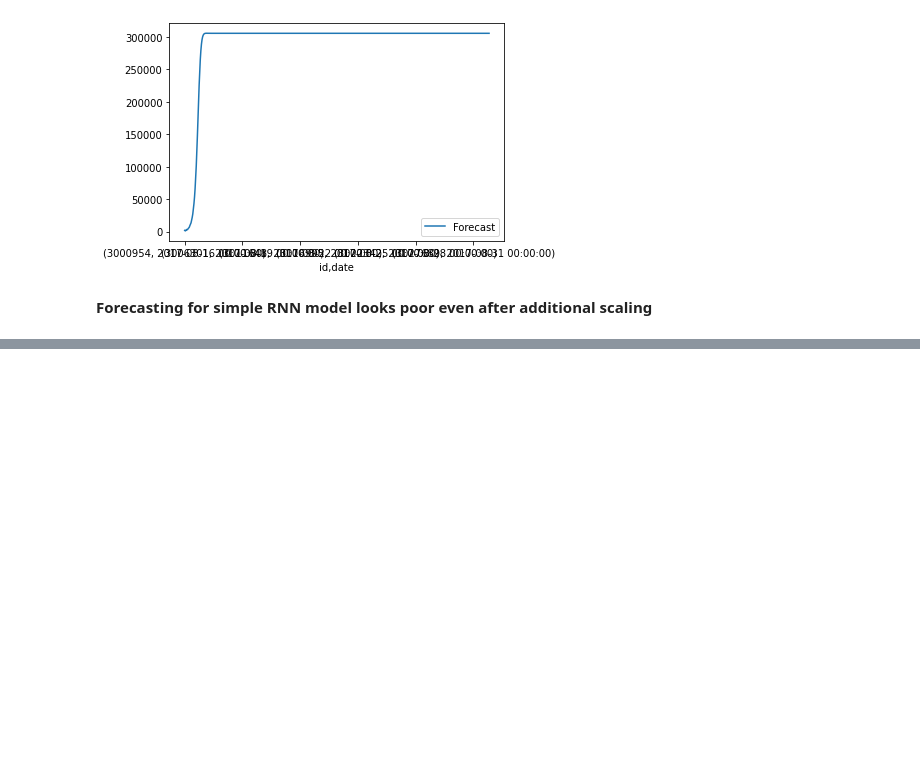
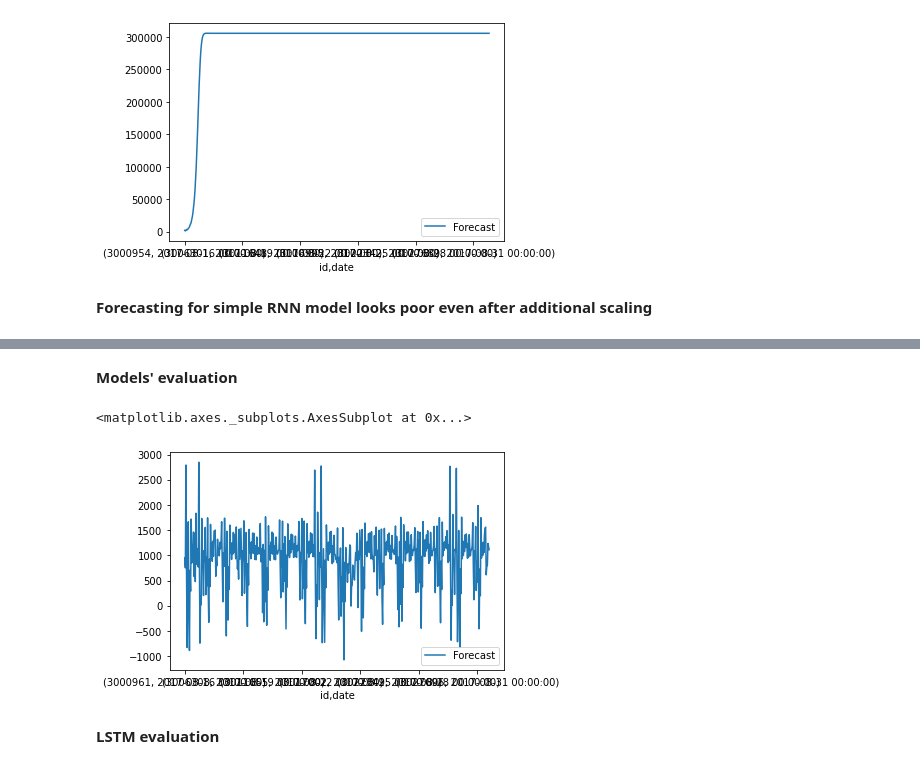
Before and after one commit to monikachudyba/ArtificialNeuralNetworkProjects, a Jupyter notebook: StoreSalesForecasting.ipynb, the cells around one changed output, grey strips where cells are left out. Drawn from its saved outputs; the diff is of its cells as text; code cells hidden in the pictures; blank space fills up the shorter version.

Commit message:
LSTM model performance checked

```diff
--- a/StoreSalesForecasting.ipynb
+++ b/StoreSalesForecasting.ipynb
@@ -671,0 +751,25 @@ forecast_df.plot()
+# %% [markdown]
+**Models' evaluation**
+# %%
+test_multi_idx = test.set_index([test.index, 'date'])
+df = test_multi_idx.copy()
+df.insert(2, "sales", [0]*len(test))
+df = df[df.store_nbr == 11]
+data = np.delete(scaler.transform(df), [0, 2], axis=1)
+test_gen = TimeseriesGenerator(data, [0]*len(data), length=length, batch_size=batch_size)
+# %%
+model = load_model('RNN_store_11.h5')
+# %%
+pred = model.predict(test_gen, verbose=0)
+# %%
+forecast = scaler.transform(df)[length:]
+forecast[:, 2] = pred.T
+forecast = scaler.inverse_transform(forecast)
+# %%
+forecast_df = pd.DataFrame(data=forecast[:, 2], index=df.index[length:], columns=['Forecast'])
+forecast_df.plot()
+# %% [output]
+<matplotlib.axes._subplots.AxesSubplot at 0x...>
+[figure, added]
+# %% [markdown]
+**LSTM evaluation**
```
Also changed, not shown: parts of 20 cells of this notebook.
